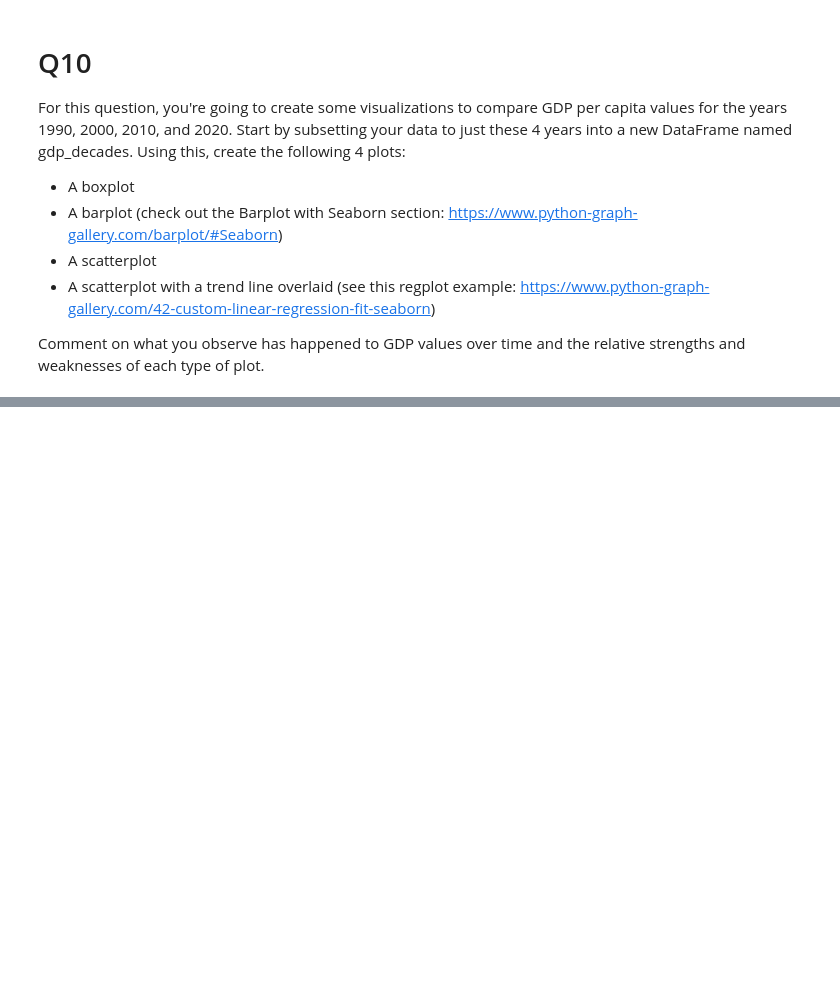
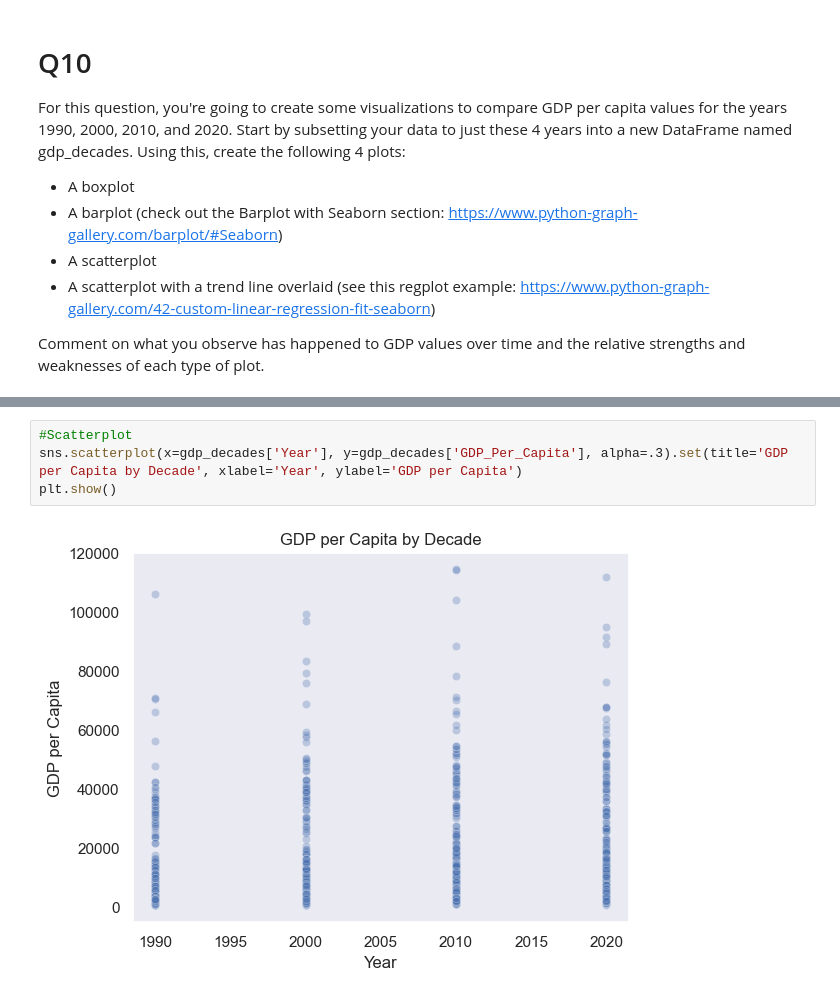
Before and after one commit to NSS-Data-Analytics-Cohort-11/undata-jessicabohannon, a Jupyter notebook: notebook/UN_Data.ipynb, the cells around one changed output, grey strips where cells are left out. Cells and saved outputs as stored; diff of their text form; blank space fills up the shorter version.

```diff
--- a/notebook/UN_Data.ipynb
+++ b/notebook/UN_Data.ipynb
@@ -172,0 +201,6 @@ Comment on what you observe has happened to GDP values over time and the relativ
+# %%
+#Scatterplot
+sns.scatterplot(x=gdp_decades['Year'], y=gdp_decades['GDP_Per_Capita'], alpha=.3).set(title='GDP per Capita by Decade', xlabel='Year', ylabel='GDP per Capita')
+plt.show()
+# %% [output]
+[figure, added]
```
Also changed, not shown: parts of 10 cells of this notebook.
